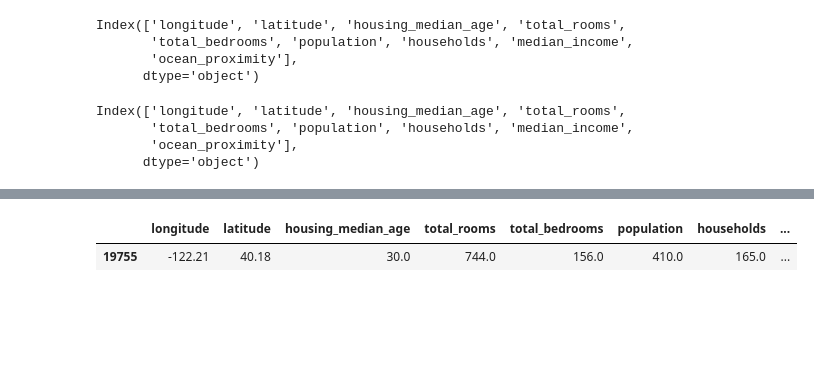
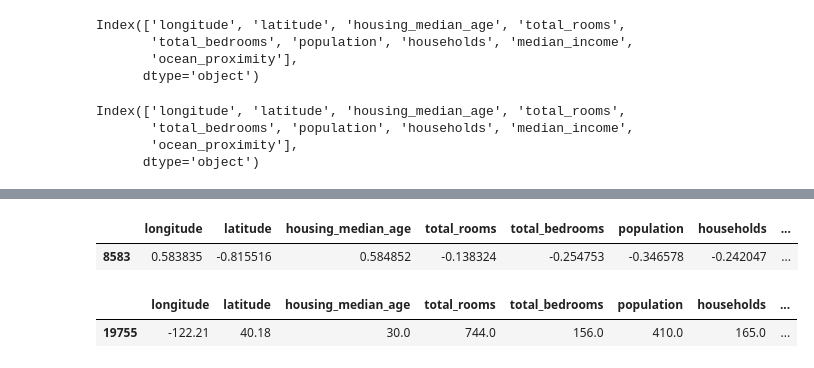
Before and after one commit to thashwin/datascience1, a Jupyter notebook: test.ipynb, the cells around one changed output, grey strips where cells are left out. Saved outputs shown, nothing was run; the diff lists cells and outputs as text; code cells hidden in the pictures; blank space fills up the shorter version.

```diff
--- a/test.ipynb
+++ b/test.ipynb
@@ -403,6 +403,11 @@ Predicted value for Random Forest : [437112.37]
 Predicted value for Gradient Boosting : [434407.42381775]
 Actual value for median_house_value    481500
 Name: 8583, dtype: int64
+# %%
+pd.DataFrame(X_test.loc[index]).T
+# %% [output]
+|  | longitude | latitude | housing_median_age | total_rooms | total_bedrooms | population | households | ... |
+| 8583 | 0.583835 | -0.815516 | 0.584852 | -0.138324 | -0.254753 | -0.346578 | -0.242047 | ... |
 # %%
 single_row = pd.DataFrame(data.iloc[19755])
 single_row.T
```
Also changed, not shown: parts of 6 cells of this notebook, 5 other files.
